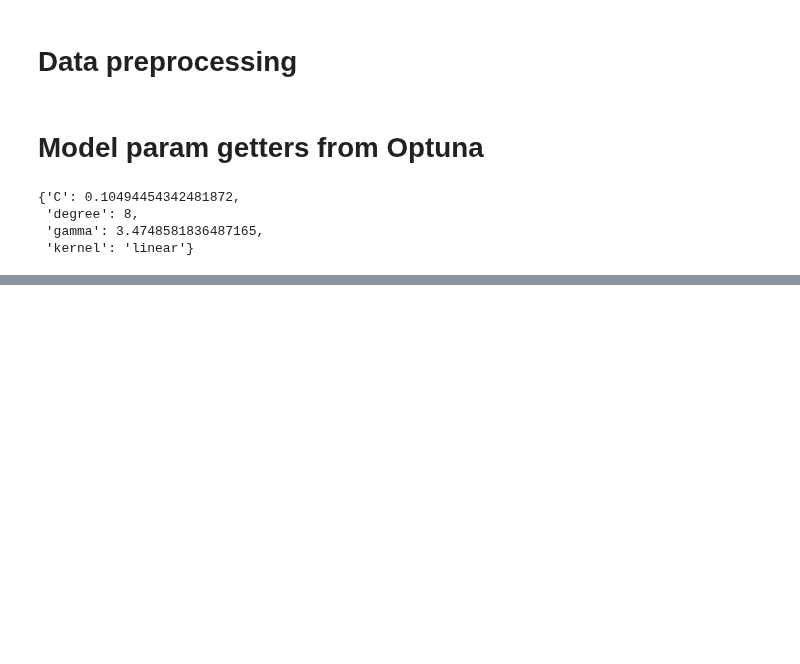
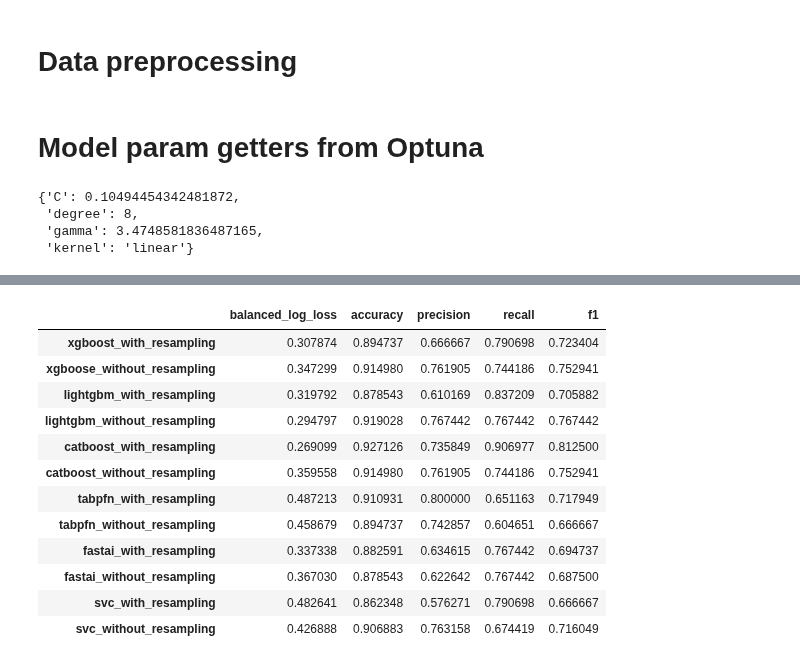
Before and after one commit to vinothpandian/icr-identify-age-related-conditions, a Jupyter notebook: icr-ensemble-submission.ipynb, the cells around one changed output, grey strips where cells are left out. Cells and saved outputs as stored; diff of their text form; code cells hidden in the pictures; blank space fills up the shorter version.

```diff
--- a/icr-ensemble-submission.ipynb
+++ b/icr-ensemble-submission.ipynb
@@ -650,0 +725,58 @@ Test loss: 0.34441179037094116
+# %%
+estimators = {
+    "xgboost_with_resampling": xgboost_with_resampling,
+    "xgboose_without_resampling": xgboose_without_resampling,
+    "lightgbm_with_resampling": lightgbm_with_resampling,
+    "lightgbm_without_resampling": lightgbm_without_resampling,
+    "catboost_with_resampling": catboost_with_resampling,
+    "catboost_without_resampling": catboost_without_resampling,
+    "tabpfn_with_resampling": tabpfn_with_resampling,
+    "tabpfn_without_resampling": tabpfn_without_resampling,
+    "fastai_with_resampling": fastai_with_resampling,
+    "fastai_without_resampling": fastai_without_resampling,
+    "svc_with_resampling": svc_with_resampling,
+    "svc_without_resampling": svc_without_resampling,
+}
+# %%
+predictions = {name: ypreds[:, 1] for name, (ypreds, targs, model) in estimators.items()}
+
+scores = {}
+
+for name, (ypreds, targs, model) in estimators.items():
+    if name.startswith("fastai"):
+        y_true = targs.cpu().detach().numpy().flatten()
+        y_pred = ypreds.cpu().detach().numpy()
+
+        scores[name] = [
+            balanced_log_loss(y_true, y_pred),
+            metrics.accuracy_score(y_true, np.argmax(y_pred, axis=1)),
+            metrics.precision_score(y_true, np.argmax(y_pred, axis=1)),
+            metrics.recall_score(y_true, np.argmax(y_pred, axis=1)),
+            metrics.f1_score(targs, np.argmax(ypreds, axis=1)),
+        ]
+    else:
+        scores[name] = [
+            balanced_log_loss(targs, ypreds),
+            metrics.accuracy_score(targs, np.argmax(ypreds, axis=1)),
+            metrics.precision_score(targs, np.argmax(ypreds, axis=1)),
+            metrics.recall_score(targs, np.argmax(ypreds, axis=1)),
+            metrics.f1_score(targs, np.argmax(ypreds, axis=1)),
+        ]
+# %%
+scores_df = pd.DataFrame(scores, index=["balanced_log_loss", "accuracy", "precision", "recall", "f1"]).T
+# %%
+scores_df
+# %% [output]
+|  | balanced_log_loss | accuracy | precision | recall | f1 |
+| xgboost_with_resampling | 0.307874 | 0.894737 | 0.666667 | 0.790698 | 0.723404 |
+| xgboose_without_resampling | 0.347299 | 0.914980 | 0.761905 | 0.744186 | 0.752941 |
+| lightgbm_with_resampling | 0.319792 | 0.878543 | 0.610169 | 0.837209 | 0.705882 |
+| lightgbm_without_resampling | 0.294797 | 0.919028 | 0.767442 | 0.767442 | 0.767442 |
+| catboost_with_resampling | 0.269099 | 0.927126 | 0.735849 | 0.906977 | 0.812500 |
+| catboost_without_resampling | 0.359558 | 0.914980 | 0.761905 | 0.744186 | 0.752941 |
+| tabpfn_with_resampling | 0.487213 | 0.910931 | 0.800000 | 0.651163 | 0.717949 |
+| tabpfn_without_resampling | 0.458679 | 0.894737 | 0.742857 | 0.604651 | 0.666667 |
+| fastai_with_resampling | 0.337338 | 0.882591 | 0.634615 | 0.767442 | 0.694737 |
+| fastai_without_resampling | 0.367030 | 0.878543 | 0.622642 | 0.767442 | 0.687500 |
+| svc_with_resampling | 0.482641 | 0.862348 | 0.576271 | 0.790698 | 0.666667 |
+| svc_without_resampling | 0.426888 | 0.906883 | 0.763158 | 0.674419 | 0.716049 |
```
Also changed, not shown: parts of 31 cells of this notebook, 2 other files.
